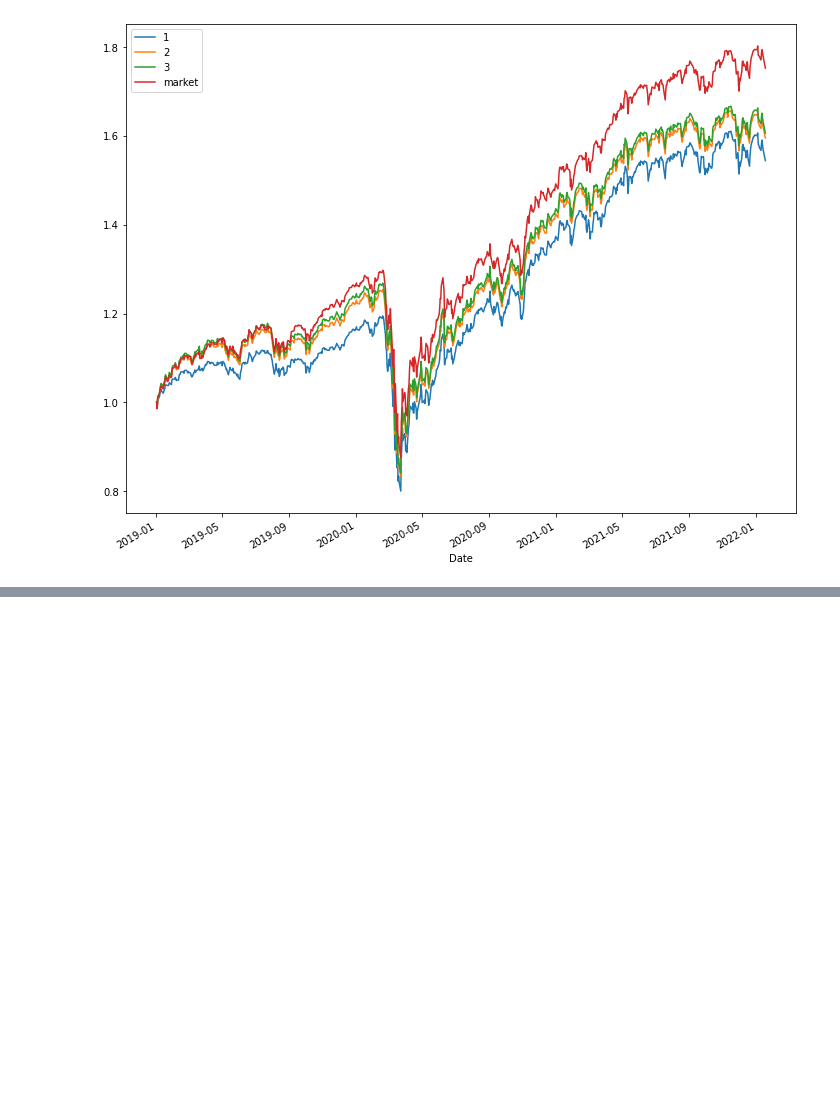
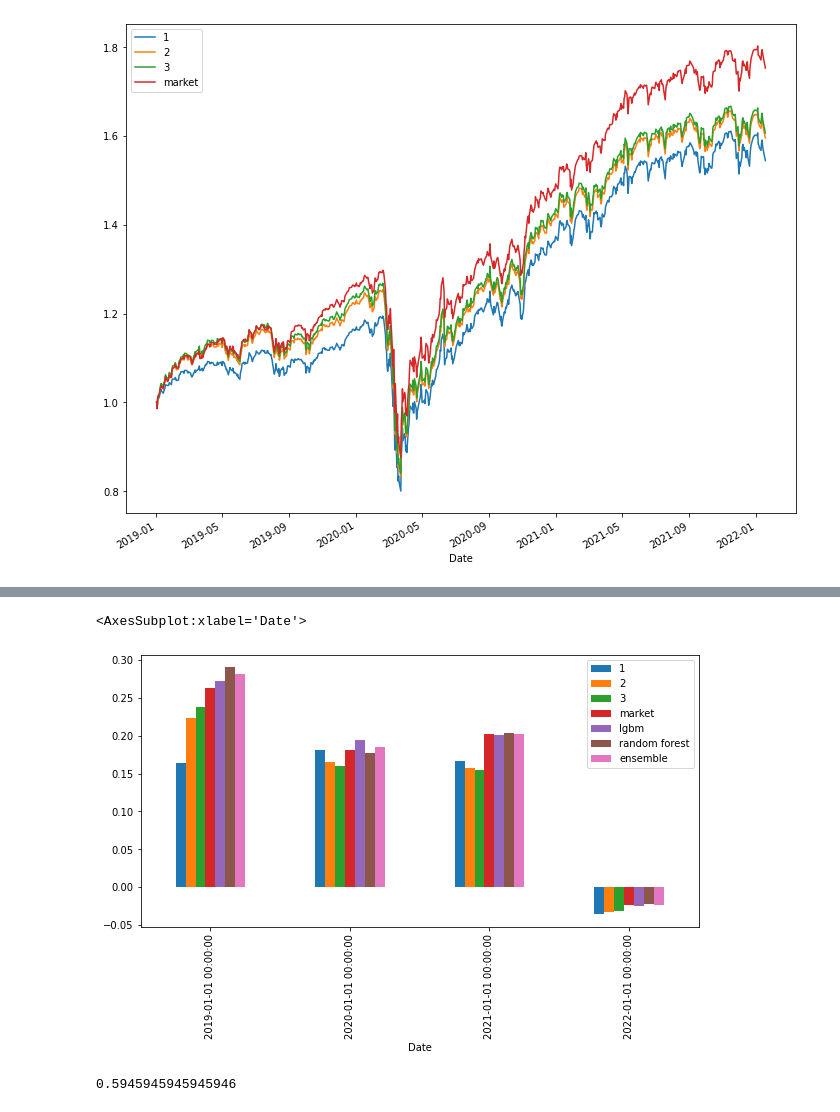
Before and after one commit to edu230991/m6-competition, a Jupyter notebook: notebooks/data-exploration.ipynb, the cells around one changed output, grey strips where cells are left out. Cells and saved outputs as stored; diff of their text form; code cells hidden in the pictures; blank space fills up the shorter version.

```diff
--- a/notebooks/data-exploration.ipynb
+++ b/notebooks/data-exploration.ipynb
@@ -239,0 +360,10 @@ market_returns.to_frame("market").cumprod().plot(ax=ax)
+# %%
+(portfolio_returns_k.resample("YS").prod()-1).plot.bar(figsize=(10, 5))
+# %% [output]
+<AxesSubplot:xlabel='Date'>
+[figure, added]
+# %%
+monthly_returns = portfolio_returns_k.resample("MS").prod() - 1
+(monthly_returns["market"] < monthly_returns["random forest"]).mean()
+# %% [output]
+0.5945945945945946
```
Also changed, not shown: parts of 26 cells of this notebook.
